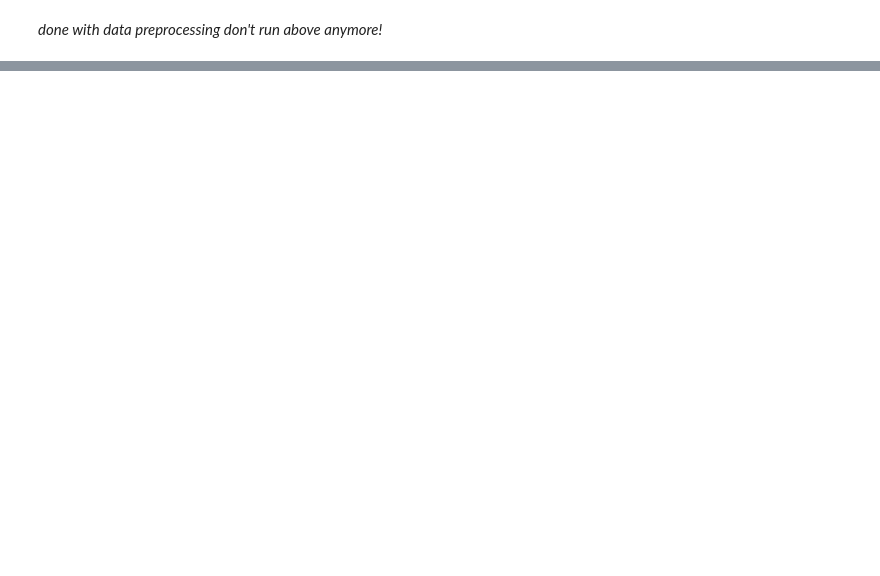
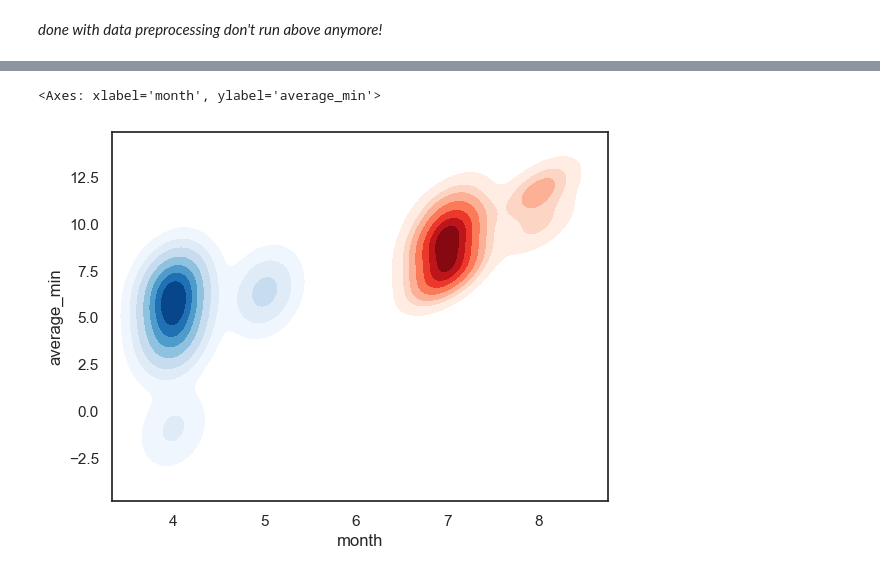
Before and after one commit to bellalongo/godwit-migrations, a Jupyter notebook: bird_mirgrations.ipynb, the cells around one changed output, grey strips where cells are left out. Drawn from its saved outputs; the diff is of its cells as text; code cells hidden in the pictures; blank space fills up the shorter version.

```diff
--- a/bird_mirgrations.ipynb
+++ b/bird_mirgrations.ipynb
@@ -284,0 +261,6 @@ plt.show()
+# %%
+sns.kdeplot(data=pd.DataFrame(clusters[0]), x="month", y="average_min", cmap="Blues", fill=True, levels=8)
+sns.kdeplot(data=pd.DataFrame(clusters[1]), x="month", y="average_min", cmap="Reds", fill=True, levels=8)
+# %% [output]
+<Axes: xlabel='month', ylabel='average_min'>
+[figure, added]
```
Also changed, not shown: parts of 14 cells of this notebook.
